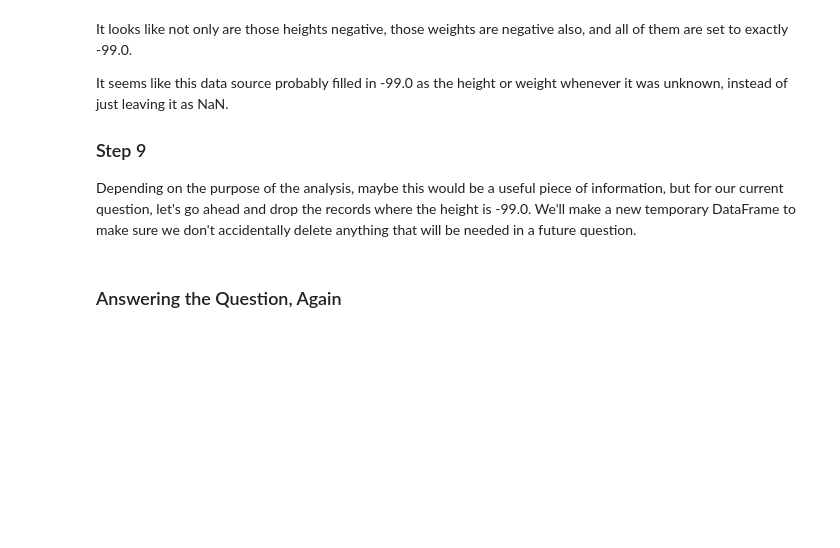
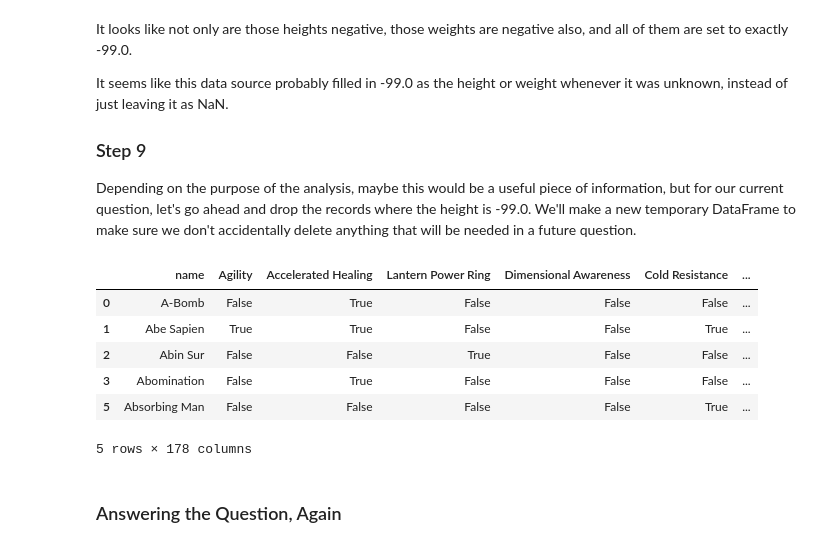
Before and after one commit to yoshi182023/DS_Course0_Week1_Module5_DataPy, a Jupyter notebook: DS_Course0_Week1_Module5_DataPy.ipynb, the cells around one changed output. Cells and saved outputs as stored; diff of their text form; code cells hidden in the pictures; blank space fills up the shorter version.

```diff
--- a/DS_Course0_Week1_Module5_DataPy.ipynb
+++ b/DS_Course0_Week1_Module5_DataPy.ipynb
@@ -337,7 +345,7 @@ Now create the `heroes_and_powers_df` DataFrame by combining the `powers_df_tran
 # Replace None with appropriate code
 
 # Merge the two DataFrames on name
-heroes_and_powers_df = None
+heroes_and_powers_df = powers_df_transposed.merge(heroes_df, on="name")
 # %% [markdown]
 Now that we have created a joined DataFrame, we can aggregate the number of superpowers by superhero. This code is written for you:
 # %%
@@ -392,12 +424,20 @@ Depending on the purpose of the analysis, maybe this would be a useful piece of
 # %%
 # CodeGrade step9
 # Replace None with appropriate code
 
 # Create a copy of heroes_and_power_df that has no height below 0
-question_2_df = None
+question_2_df = heroes_and_powers_df[heroes_and_powers_df["Height"] >= 0].copy()
 
 # Check new DataFrame copy
 question_2_df.head()
+# %% [output]
+|  | name | Agility | Accelerated Healing | Lantern Power Ring | Dimensional Awareness | Cold Resistance | ... |
+| 0 | A-Bomb | False | True | False | False | False | ... |
+| 1 | Abe Sapien | True | True | False | False | True | ... |
+| 2 | Abin Sur | False | False | True | False | False | ... |
+| 3 | Abomination | False | True | False | False | False | ... |
+| 5 | Absorbing Man | False | False | False | False | True | ... |
+5 rows × 178 columns
 # %% [markdown]
 ### Answering the Question, Again
 # %% [markdown]
```
Also changed, not shown: parts of 13 cells of this notebook.
